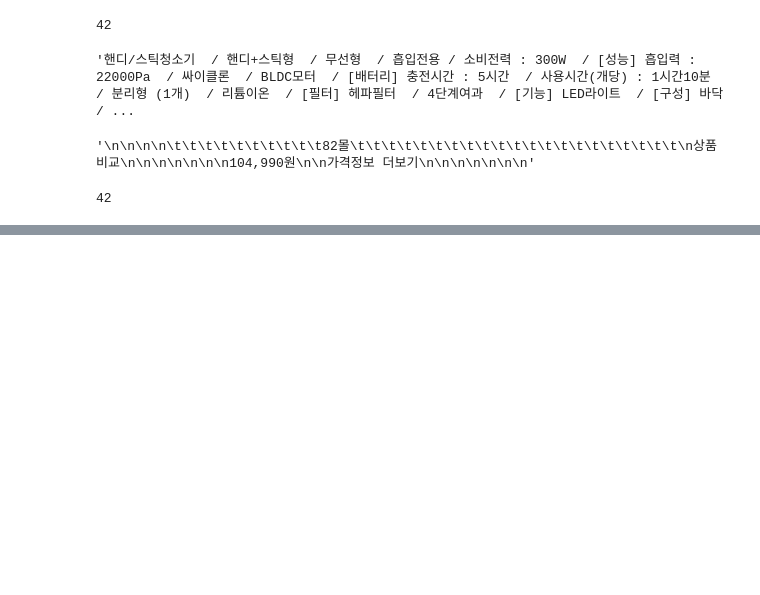
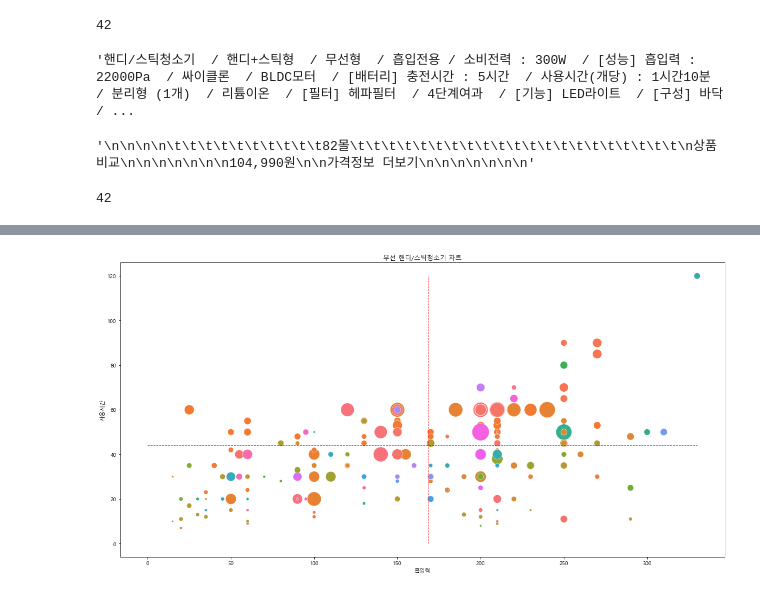
Before and after one commit to Park-Geonhee/TIL, a Jupyter notebook: Python/Data_Analysis/11.다나와.ipynb, the cells around one changed output, grey strips where cells are left out. Saved outputs shown, nothing was run; the diff lists cells and outputs as text; code cells hidden in the pictures; blank space fills up the shorter version.

```diff
--- a/Python/Data_Analysis/11.다나와.ipynb
+++ b/Python/Data_Analysis/11.다나와.ipynb
@@ -135,0 +688,3 @@ danawaWireless_df.to_excel('./files/1_danawa_crawling_result_study.xlsx',
+# %%
+danawa_data = pd.read_excel('./files/2_danawa_data_final_class.xlsx')
+danawa_data.head()
@@ -135,0 +755,21 @@ danawaWireless_df.to_excel('./files/1_danawa_crawling_result_study.xlsx',
+# %%
+suction_max_value = danawa_data['흡입력'].max()
+suction_mean_value = danawa_data['흡입력'].mean()
+use_time_max_value = danawa_data['사용시간'].max()
+use_time_mean_value = danawa_data['사용시간'].mean()
+# %%
+plt.figure(figsize=(20, 10))
+plt.title("무선 핸디/스틱청소기 차트")
+sns.scatterplot(x = '흡입력', y = '사용시간', size = '가격', hue = danawa_data['회사명'],
+             data = danawa_data, sizes = (10, 1000), legend = False)
+plt.plot([0, suction_max_value],
+          [use_time_mean_value, use_time_mean_value],
+          'r--',
+          lw = 1 )
+plt.plot([suction_mean_value, suction_mean_value],
+          [0, use_time_max_value],
+          'r--',
+          lw = 1 )
+plt.show()
+# %% [output]
+[figure, added]
```
Also changed, not shown: parts of 67 cells of this notebook.
